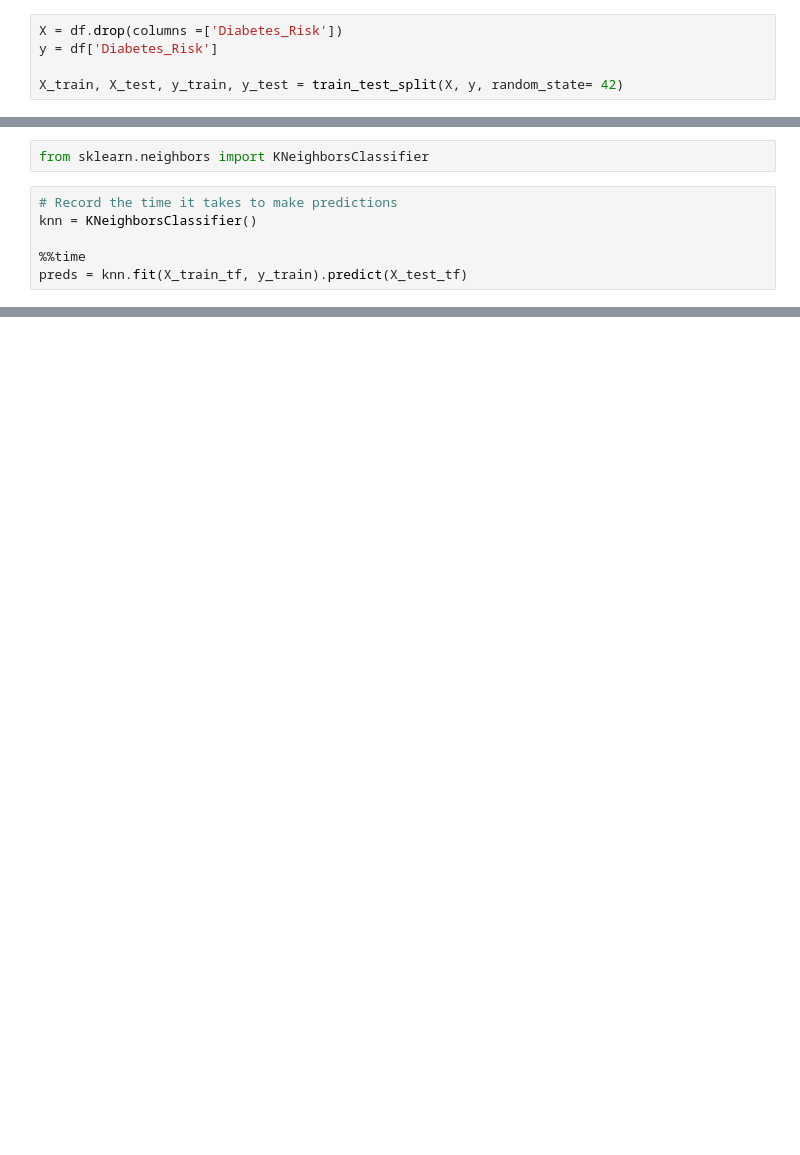
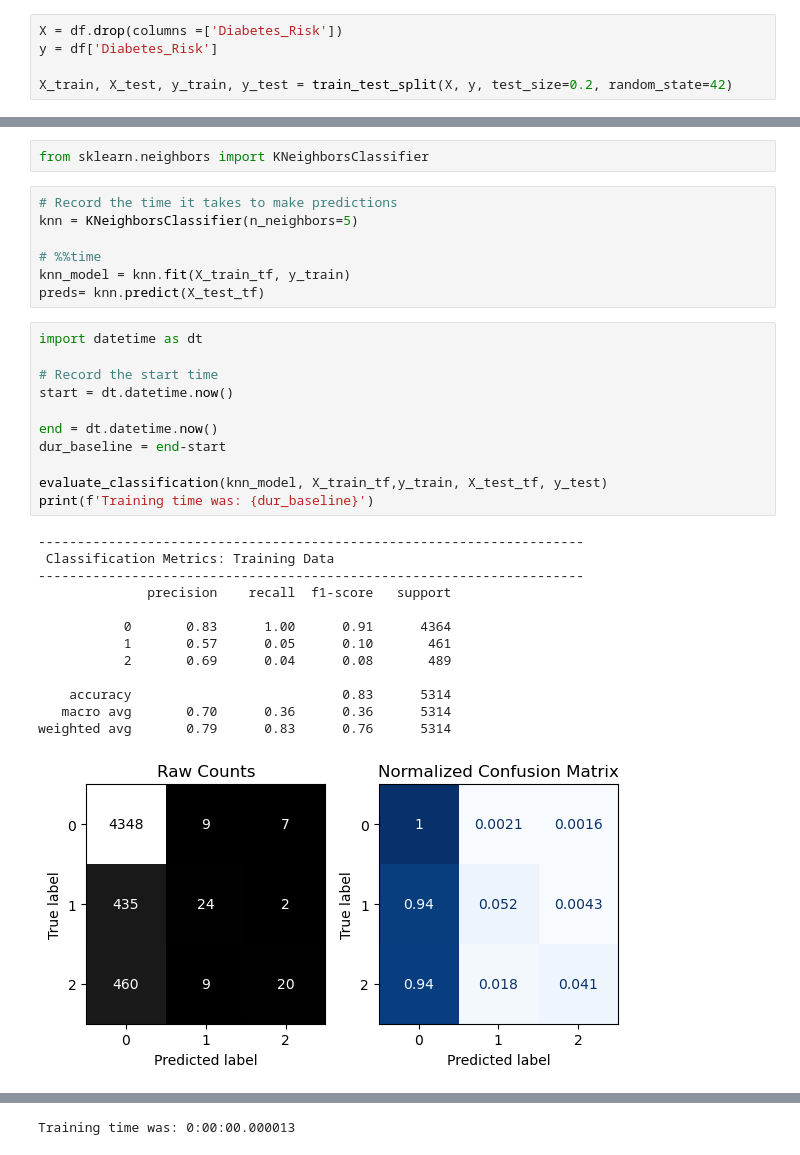
Before and after one commit to sof2401/Intermediate-ML, a Jupyter notebook: PCA Exercise (Core).ipynb, the cells around one changed output, grey strips where cells are left out. Cells and saved outputs as stored; diff of their text form; blank space fills up the shorter version.

```diff
--- a/PCA Exercise (Core).ipynb
+++ b/PCA Exercise (Core).ipynb
@@ -46,7 +104,7 @@ df
 X = df.drop(columns =['Diabetes_Risk'])
 y = df['Diabetes_Risk']
 
-X_train, X_test, y_train, y_test = train_test_split(X, y, random_state= 42)
+X_train, X_test, y_train, y_test = train_test_split(X, y, test_size=0.2, random_state=42)
 # %%
 imputer = SimpleImputer(strategy='median')
 scaler = StandardScaler()
@@ -61,7 +129,33 @@ X_test_tf = preprocessor.transform(X_test)
 from sklearn.neighbors import KNeighborsClassifier
 # %%
 # Record the time it takes to make predictions
-knn = KNeighborsClassifier()
+knn = KNeighborsClassifier(n_neighbors=5)
 
-%%time
-preds = knn.fit(X_train_tf, y_train).predict(X_test_tf)
+# %%time
+knn_model = knn.fit(X_train_tf, y_train)
+preds= knn.predict(X_test_tf)
+# %%
+import datetime as dt
+
+# Record the start time
+start = dt.datetime.now()
+
+end = dt.datetime.now()
+dur_baseline = end-start
+
+evaluate_classification(knn_model, X_train_tf,y_train, X_test_tf, y_test)
+print(f'Training time was: {dur_baseline}')
+# %% [output]
+----------------------------------------------------------------------
+ Classification Metrics: Training Data
+----------------------------------------------------------------------
+              precision    recall  f1-score   support
+
+           0       0.83      1.00      0.91      4364
+           1       0.57      0.05      0.10       461
+           2       0.69      0.04      0.08       489
+
+    accuracy                           0.83      5314
+   macro avg       0.70      0.36      0.36      5314
+weighted avg       0.79      0.83      0.76      5314
+[figure, added]
@@ -67,0 +175 @@ preds = knn.fit(X_train_tf, y_train).predict(X_test_tf)
+Training time was: 0:00:00.000013
```
Also changed, not shown: parts of 7 cells of this notebook.
